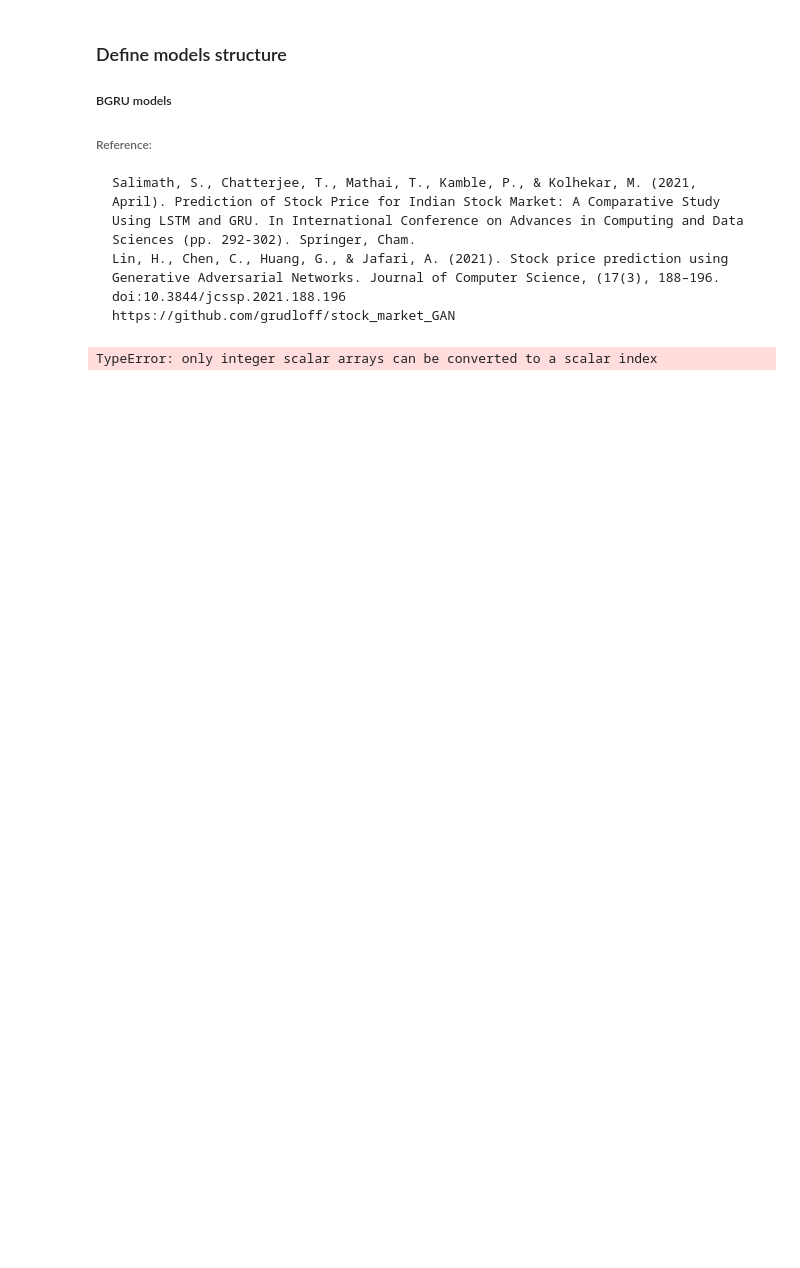
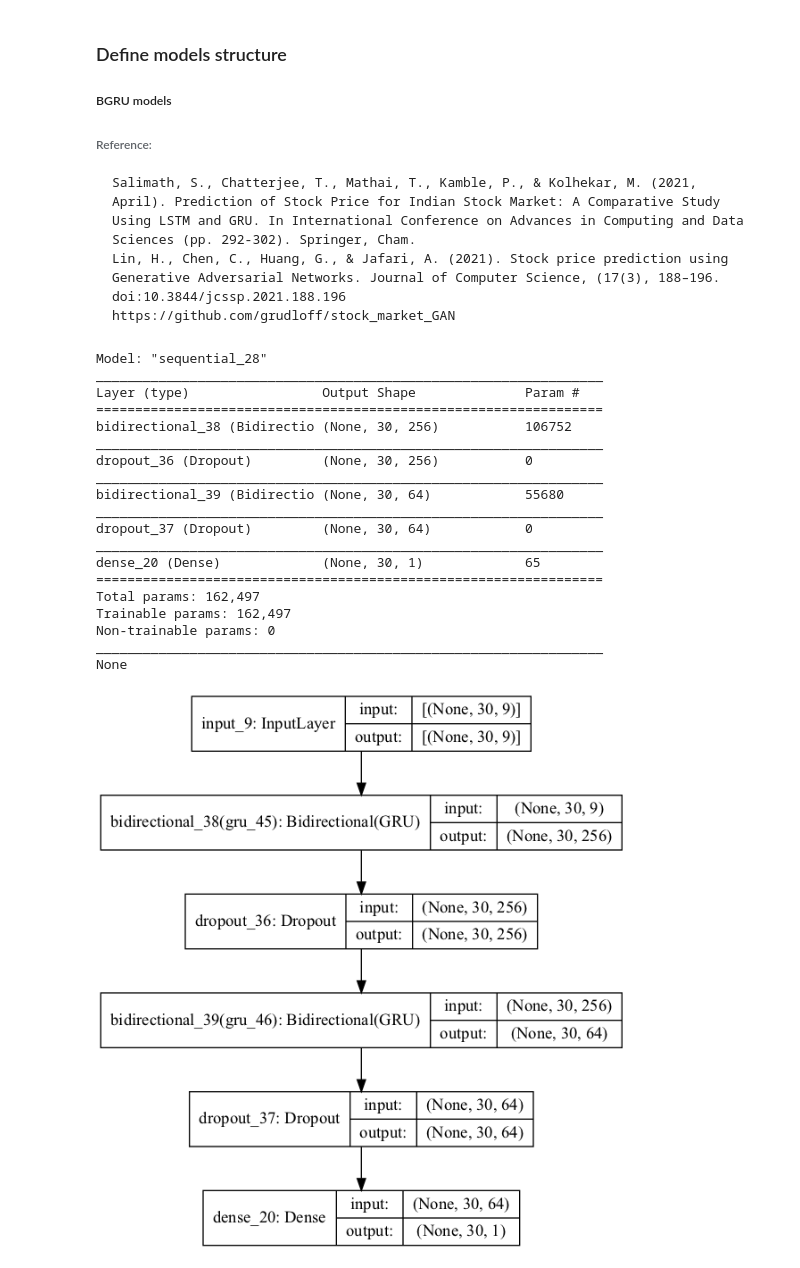
Before and after one commit to wilsonvolker/comparative-study-bgru-gan-model, a Jupyter notebook: 3. Model Training.ipynb, the cells around one changed output. Cells and saved outputs as stored; diff of their text form; code cells hidden in the pictures; blank space fills up the shorter version.

Commit message:
finished the BGRU structure and generated structure diagrams

```diff
--- a/3. Model Training.ipynb
+++ b/3. Model Training.ipynb
@@ -24,3 +26,15 @@ def create_dir_if_not_exist(dirname):
+# %%
+# hk datasets
+X_train_hk = np.load("{}/train_X_hk.npy".format(PROCESSED_STOCKS_PATH))
+X_test_hk = np.load("{}/test_X_hk.npy".format(PROCESSED_STOCKS_PATH))
+y_train_hk = np.load("{}/train_y_hk.npy".format(PROCESSED_STOCKS_PATH))
+y_test_hk = np.load("{}/test_y_hk.npy".format(PROCESSED_STOCKS_PATH))
+
+# us datasets
+X_train_us = np.load("{}/train_X_us.npy".format(PROCESSED_STOCKS_PATH))
+X_test_us = np.load("{}/test_X_us.npy".format(PROCESSED_STOCKS_PATH))
+y_train_us = np.load("{}/train_y_us.npy".format(PROCESSED_STOCKS_PATH))
+y_test_us = np.load("{}/test_y_us.npy".format(PROCESSED_STOCKS_PATH))
 # %% [markdown]
 ### Define models structure
 ##### BGRU models
@@ -33,6 +47,13 @@ https://github.com/grudloff/stock_market_GAN
 # %%
 def make_bgru_model(input_dim, feature_cnt) -> tf.keras.models.Model:
     model = Sequential()
+
+    # input layer
+    model.add(
+        Input(
+            shape=(input_dim, feature_cnt)
+        )
+    )
 
     # first gru + dropout layer
     model.add(
@@ -53,7 +74,8 @@ def make_bgru_model(input_dim, feature_cnt) -> tf.keras.models.Model:
         Bidirectional(
             GRU(
                 units=32,
-                return_sequences=True
+                return_sequences=True,
+                input_shape=(input_dim, feature_cnt)
                 )
         )
     )
@@ -74,8 +96,35 @@ def make_bgru_model(input_dim, feature_cnt) -> tf.keras.models.Model:
 
     print(model.summary())
     return model
-# %%
-X_train_hk = np.load("{}/test_X_hk.npy".format(PROCESSED_STOCKS_PATH))
-make_bgru_model(input_dim=X_train_hk[1], feature_cnt=[2])
-# %% [output]
-TypeError: only integer scalar arrays can be converted to a scalar index
+# %%
+# plot model structure
+create_dir_if_not_exist(MODEL_STRUCTURE_PATH)
+plot_model(
+    make_bgru_model(input_dim=X_train_hk.shape[1],
+                    feature_cnt=X_train_hk.shape[2]
+                    ),
+    show_shapes=True,
+    show_layer_names=True,
+    to_file="{}/BGRU_structure.png".format(MODEL_STRUCTURE_PATH)
+)
+# %% [output]
+Model: "sequential_28"
+_________________________________________________________________
+Layer (type)                 Output Shape              Param #
+=================================================================
+bidirectional_38 (Bidirectio (None, 30, 256)           106752
+_________________________________________________________________
+dropout_36 (Dropout)         (None, 30, 256)           0
+_________________________________________________________________
+bidirectional_39 (Bidirectio (None, 30, 64)            55680
+_________________________________________________________________
+dropout_37 (Dropout)         (None, 30, 64)            0
+_________________________________________________________________
+dense_20 (Dense)             (None, 30, 1)             65
+=================================================================
+Total params: 162,497
+Trainable params: 162,497
+Non-trainable params: 0
+_________________________________________________________________
+None
+[figure, added]
```
Also changed, not shown: parts of 5 cells of this notebook, 1 other file.
